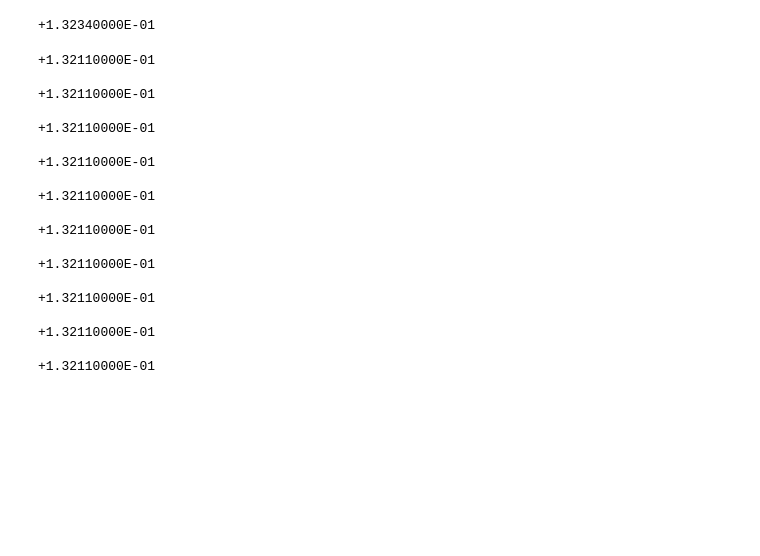
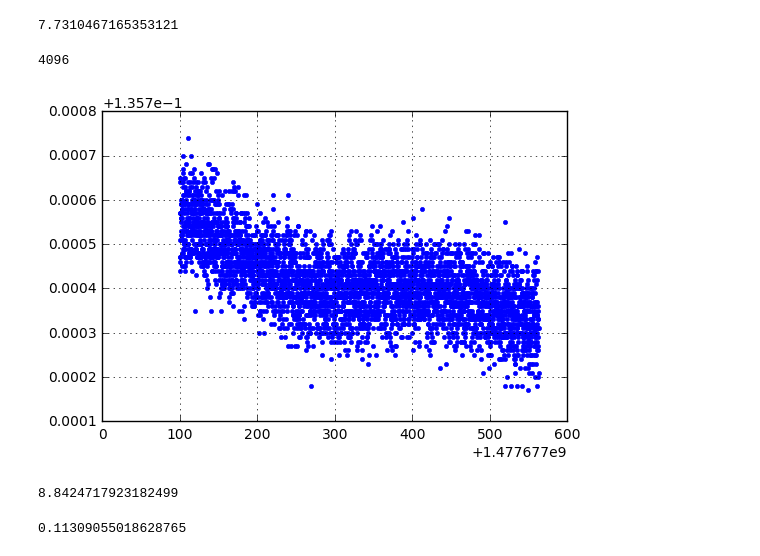
Before and after one commit to ekacmblab/radiometer, a Jupyter notebook: notebooks/sep20 pyvisa.ipynb, the cells around one changed output. Drawn from its saved outputs; the diff is of its cells as text; code cells hidden in the pictures; blank space fills up the shorter version.

```diff
--- a/notebooks/sep20 pyvisa.ipynb
+++ b/notebooks/sep20 pyvisa.ipynb
@@ -11,2 +14,3 @@ print(rm.list_resources())
 # %%
-my_instrument = rm.open_resource('USB0::0x0957::0x0618::MY52210065::INSTR')
+multimeter = rm.open_resource('USB0::0x0957::0x0618::MY52210065::INSTR')
+print(multimeter.query('*IDN?'))
@@ -21,3 +34,0 @@ VisaIOError: VI_ERROR_TMO (-1073807339): Timeout expired before operation comple
-# %%
-for k in range(10):
-    print(my_instrument.query('READ?'))
@@ -48,27 +35,21 @@ IMM
-# %%
-print(my_instrument.query('MEAS:VOLT:DC?'))
-# %% [output]
-+1.32340000E-01
-# %%
-for k in range(10):
-    print(my_instrument.query('FETCH?'))
-# %% [output]
-+1.32110000E-01
-
-+1.32110000E-01
-
-+1.32110000E-01
-
-+1.32110000E-01
-
-+1.32110000E-01
-
-+1.32110000E-01
-
-+1.32110000E-01
-
-+1.32110000E-01
-
-+1.32110000E-01
-
-+1.32110000E-01
+# %%
+4096/rate / 60
+# %% [output]
+7.7310467165353121
+# %%
+2**12
+# %% [output]
+4096
+# %%
+data = []
+t = []
+t0 = time.time()
+for k in range(4096):
+    t.append(time.time())
+    data.append(multimeter.query_ascii_values("READ?")[0])
+# %%
+plot(t, data, '.')
+grid()
+#ylim([0.136, 0.138])
+# %% [output]
+[figure, added]
@@ -74,0 +59,8 @@ for k in range(10):
+# %%
+rate
+# %% [output]
+8.8424717923182499
+# %%
+period
+# %% [output]
+0.11309055018628765
```
Also changed, not shown: parts of 21 cells of this notebook.
